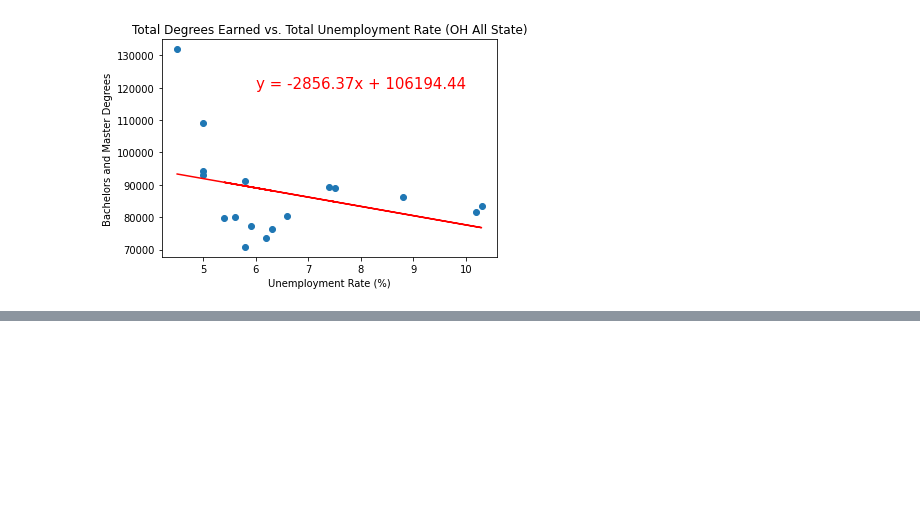
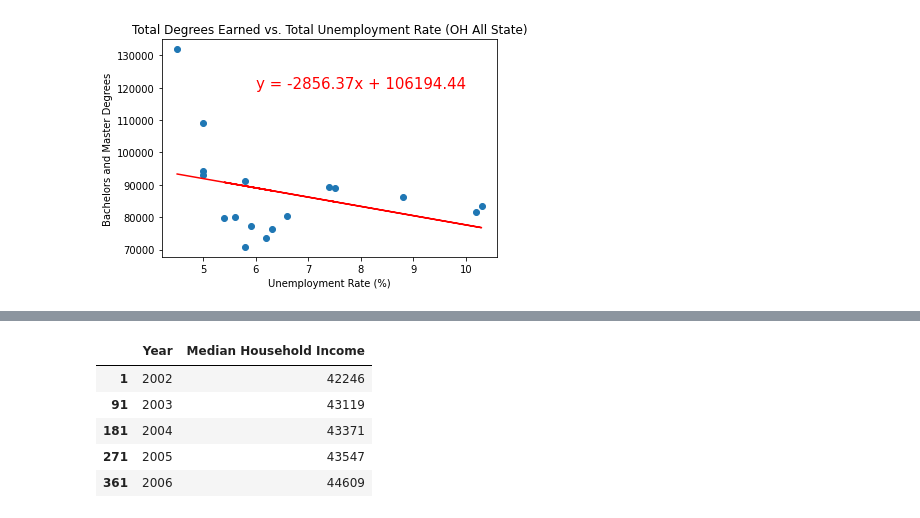
Before and after one commit to AntwonS116/Project-Ohio-College-Analysis, a Jupyter notebook: data.ipynb, the cells around one changed output, grey strips where cells are left out. Saved outputs shown, nothing was run; the diff lists cells and outputs as text; code cells hidden in the pictures; blank space fills up the shorter version.

```diff
--- a/data.ipynb
+++ b/data.ipynb
@@ -514,0 +516,13 @@ The correlation coefficient between total degress and total poverty rate is -0.7
+# %%
+#grabbing data needed for total degrees earned vs median income scatter plot
+
+oh_med = df2[df2["State and County"]== "Ohio"]
+oh_med = oh_med.drop(columns=["State and County", "Poverty Percentage"])
+oh_med.head()
+# %% [output]
+|  | Year | Median Household Income |
+| 1 | 2002 | 42246 |
+| 91 | 2003 | 43119 |
+| 181 | 2004 | 43371 |
+| 271 | 2005 | 43547 |
+| 361 | 2006 | 44609 |
```
Also changed, not shown: parts of 4 cells of this notebook, 1 other file.
